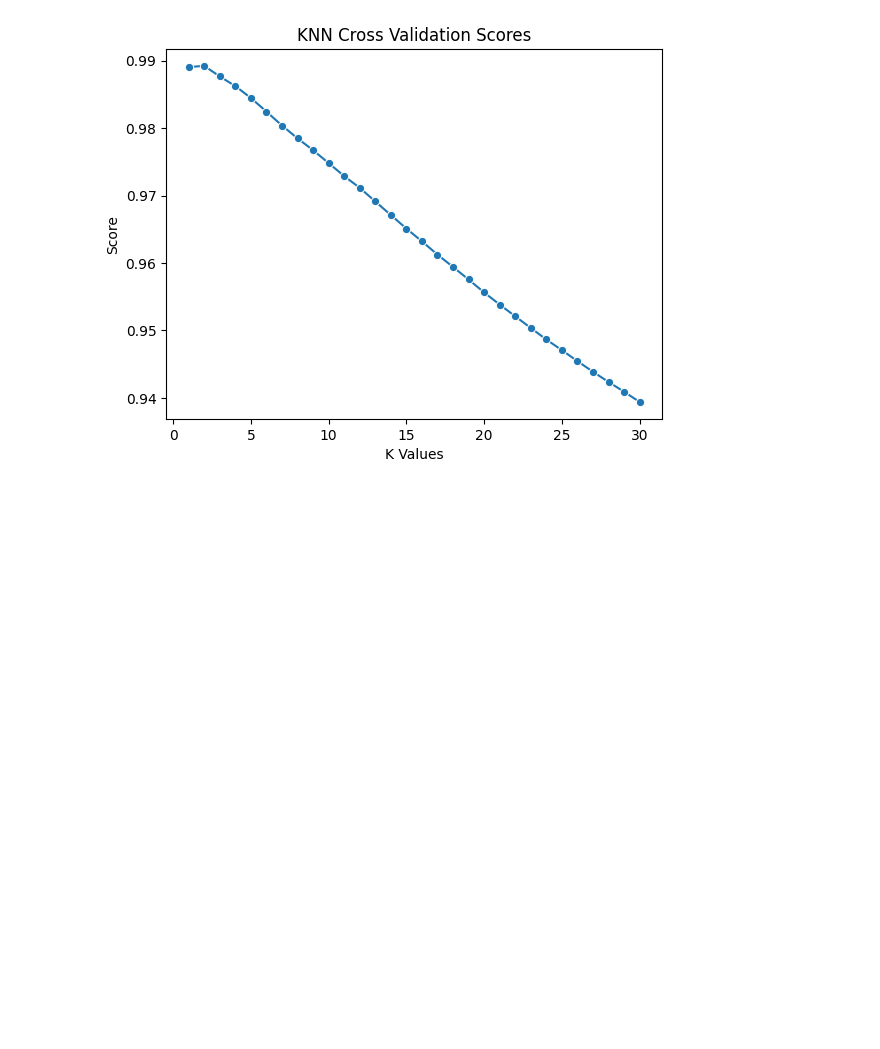
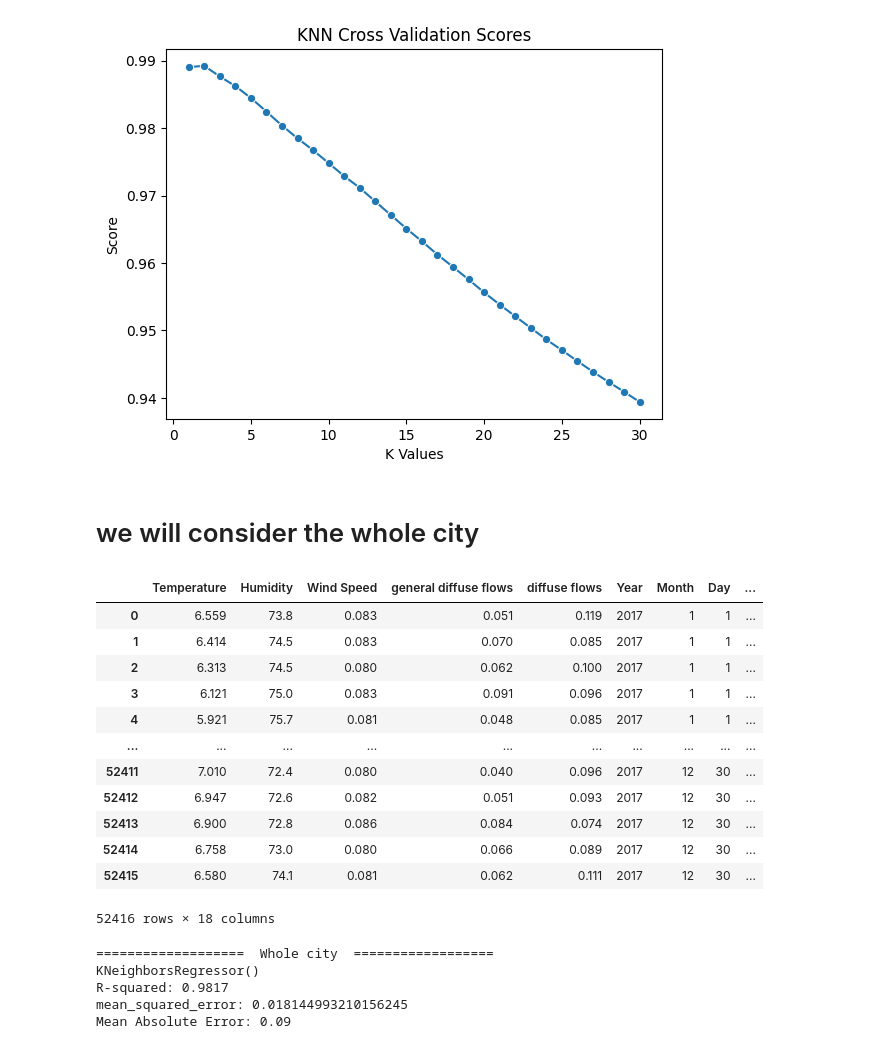
Before and after one commit to salahmak/ML-project, a Jupyter notebook: knn.ipynb, the cells around one changed output. Drawn from its saved outputs; the diff is of its cells as text; code cells hidden in the pictures; blank space fills up the shorter version.

```diff
--- a/knn.ipynb
+++ b/knn.ipynb
@@ -499,3 +499,23 @@ Best K is 1
 Best score is 0.989236385507397
 Best K is 2
 [figure]
+# %% [markdown]
+# we will consider the whole city
+# %%
+df["city_consumption"] = df_z1["z1"] + df_z2["z2"] + df_z3["z3"]
+df.drop(["z1", "z2", "z3"], axis=1,inplace=True)
+df
+# %% [output]
+|  | Temperature | Humidity | Wind Speed | general diffuse flows | diffuse flows | Year | Month | Day | ... |
+| 0 | 6.559 | 73.8 | 0.083 | 0.051 | 0.119 | 2017 | 1 | 1 | ... |
+| 1 | 6.414 | 74.5 | 0.083 | 0.070 | 0.085 | 2017 | 1 | 1 | ... |
+| 2 | 6.313 | 74.5 | 0.080 | 0.062 | 0.100 | 2017 | 1 | 1 | ... |
+| 3 | 6.121 | 75.0 | 0.083 | 0.091 | 0.096 | 2017 | 1 | 1 | ... |
+| 4 | 5.921 | 75.7 | 0.081 | 0.048 | 0.085 | 2017 | 1 | 1 | ... |
+| ... | ... | ... | ... | ... | ... | ... | ... | ... | ... |
+| 52411 | 7.010 | 72.4 | 0.080 | 0.040 | 0.096 | 2017 | 12 | 30 | ... |
+| 52412 | 6.947 | 72.6 | 0.082 | 0.051 | 0.093 | 2017 | 12 | 30 | ... |
+| 52413 | 6.900 | 72.8 | 0.086 | 0.084 | 0.074 | 2017 | 12 | 30 | ... |
+| 52414 | 6.758 | 73.0 | 0.080 | 0.066 | 0.089 | 2017 | 12 | 30 | ... |
+| 52415 | 6.580 | 74.1 | 0.081 | 0.062 | 0.111 | 2017 | 12 | 30 | ... |
+52416 rows × 18 columns
@@ -501,0 +524,41 @@ Best K is 2
+# %%
+print(f"===================  Whole city  ==================")
+X = df.drop(target, axis=1)
+y = df[target]
+
+# Split the data into training and test sets
+X_train, X_test, y_train, y_test = train_test_split(X, y, test_size=0.2, random_state=42)
+
+# Scale the features using StandardScaler
+scaler = StandardScaler()
+X_train = scaler.fit_transform(X_train)
+X_test = scaler.transform(X_test)
+
+target_scaler = StandardScaler()
+y_train = target_scaler.fit_transform(y_train.values.reshape(-1, 1)).flatten()
+y_test = target_scaler.transform(y_test.values.reshape(-1, 1)).flatten()
+
+#fit the knn model
+knn = KNeighborsRegressor()
+knn.fit(X_train, y_train)
+print(f"{knn}")
+
+
+#make the predictions
+y_pred = knn.predict(X_test)
+
+#evaluate the model
+r2 = r2_score(y_test, y_pred)
+print(f"R-squared: {r2:.4f}")
+
+MSE = mean_squared_error(y_test, y_pred)
+print("mean_squared_error:", MSE)
+
+mae = mean_absolute_error(y_test, y_pred)
+print(f"Mean Absolute Error: {mae:.2f}")
+# %% [output]
+===================  Whole city  ==================
+KNeighborsRegressor()
+R-squared: 0.9817
+mean_squared_error: 0.018144993210156245
+Mean Absolute Error: 0.09
```
Also changed, not shown: parts of 3 cells of this notebook.
